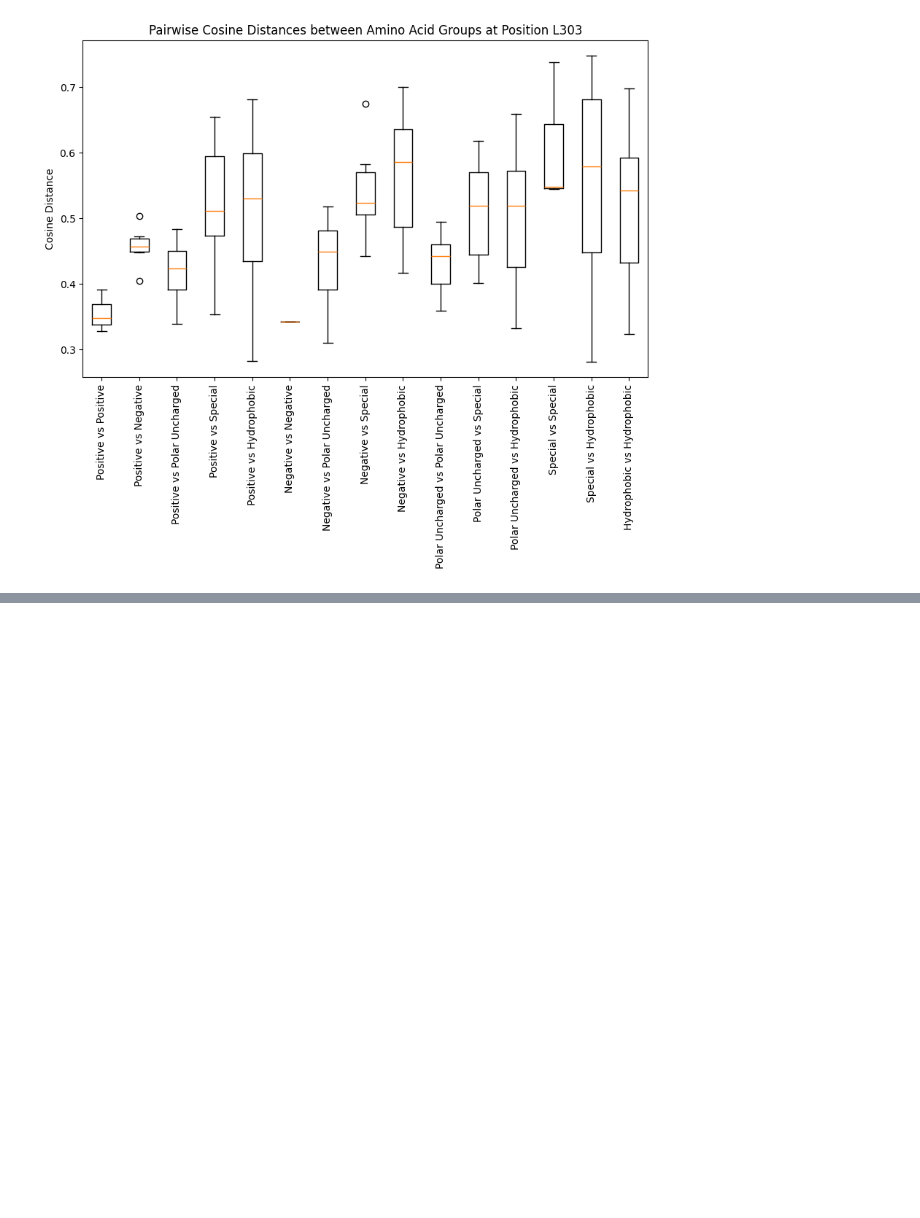
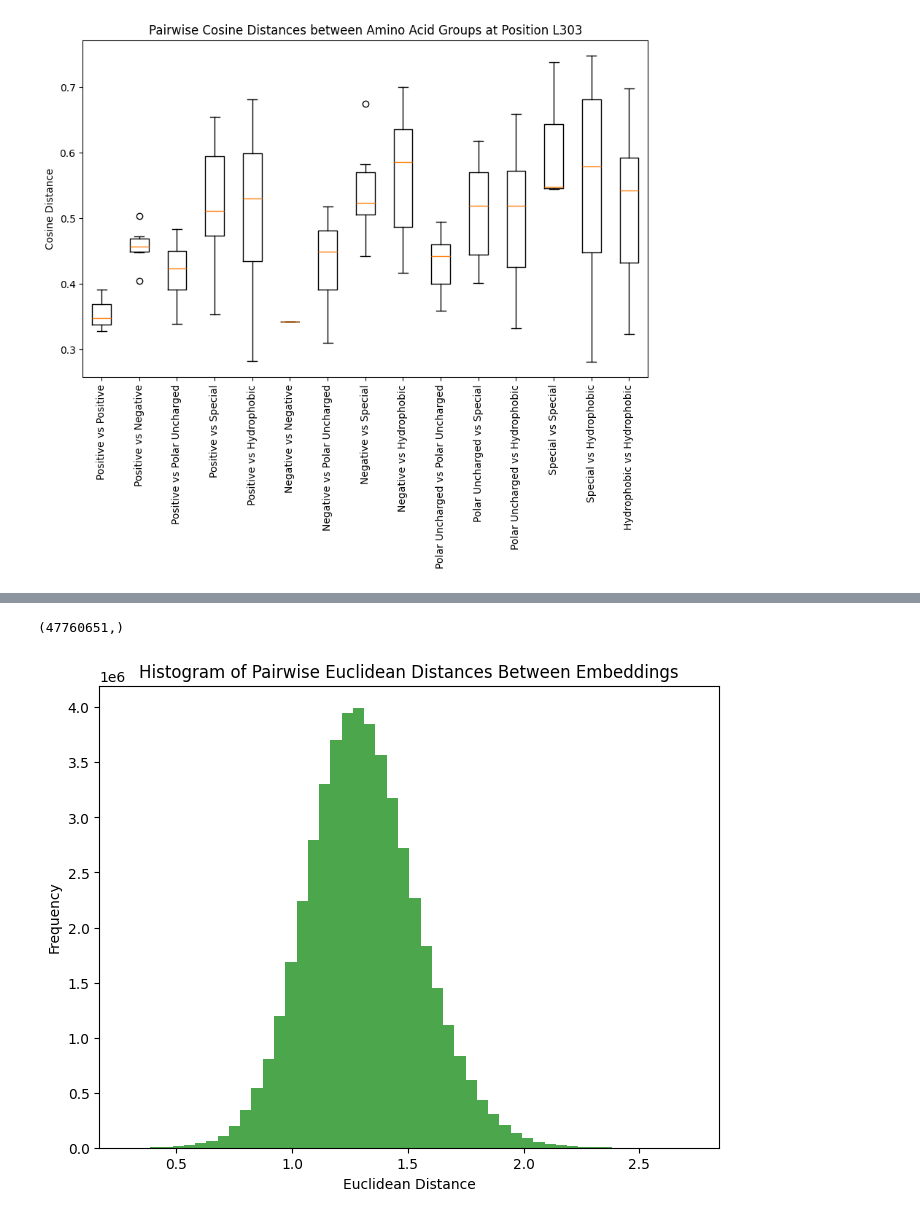
Before and after one commit to omriporat/adaptive_learning, a Jupyter notebook: code/notebooks/distances.ipynb, the cells around one changed output, grey strips where cells are left out. Saved outputs shown, nothing was run; the diff lists cells and outputs as text; code cells hidden in the pictures; blank space fills up the shorter version.

```diff
--- a/code/notebooks/distances.ipynb
+++ b/code/notebooks/distances.ipynb
@@ -267,0 +370,16 @@ for pos, delta_emb in position_specific_embeddings.items():
+# %%
+euclidean_distances = cdist(embeddings, embeddings, metric='euclidean')
+upper_triangle_distances_euc = euclidean_distances[triu_indices]
+upper_triangle_distances_euc.shape
+# %% [output]
+(47760651,)
+# %%
+# plot histogram of upper triangle distances
+plt.figure(figsize=(8, 6))
+plt.hist(upper_triangle_distances, bins=50, color='green', alpha=0.7)
+plt.title('Histogram of Pairwise Euclidean Distances Between Embeddings')
+plt.xlabel('Euclidean Distance')
+plt.ylabel('Frequency')
+plt.show()
+# %% [output]
+[figure, added]
```
Also changed, not shown: parts of 25 cells of this notebook, 25 other files.
